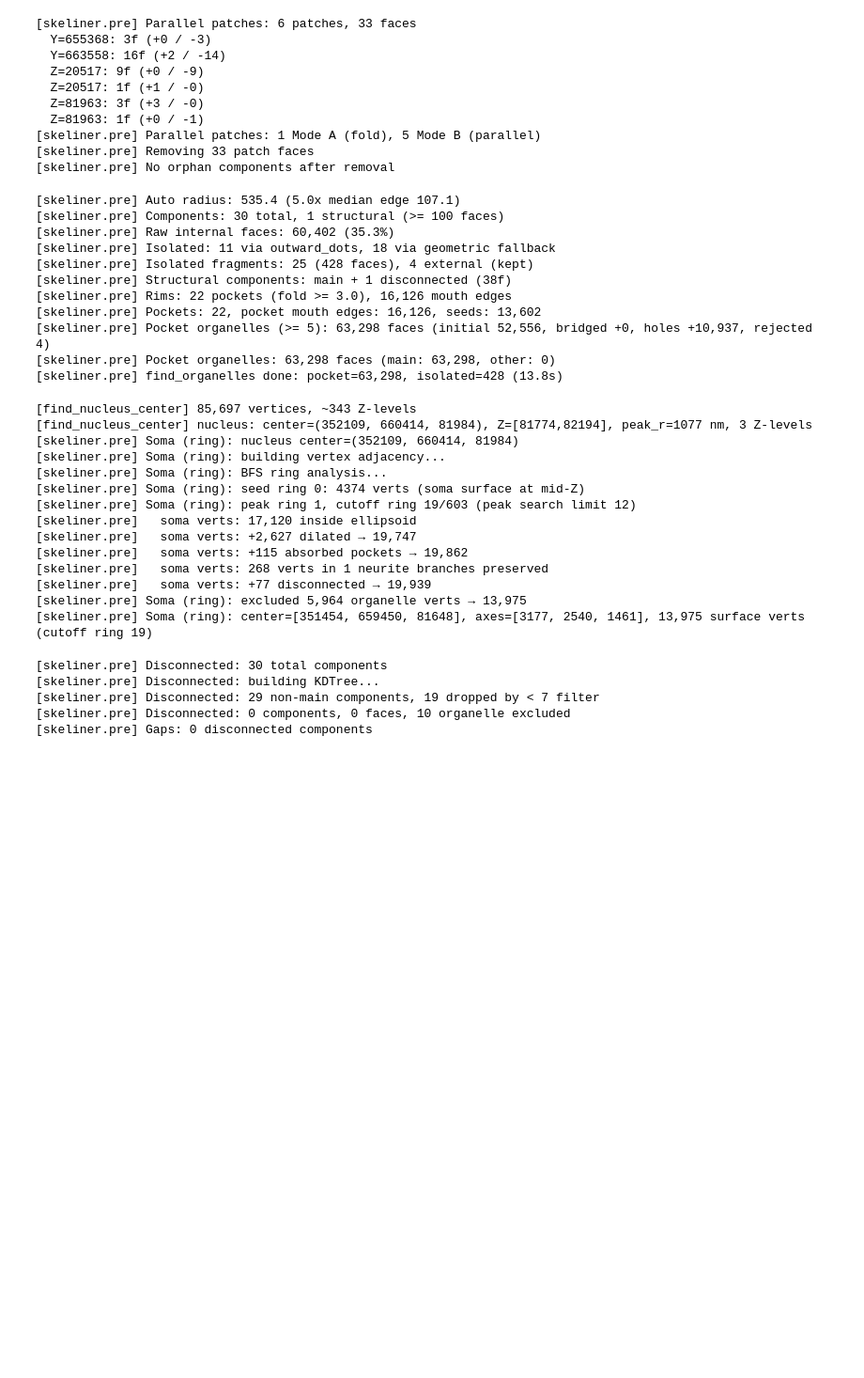
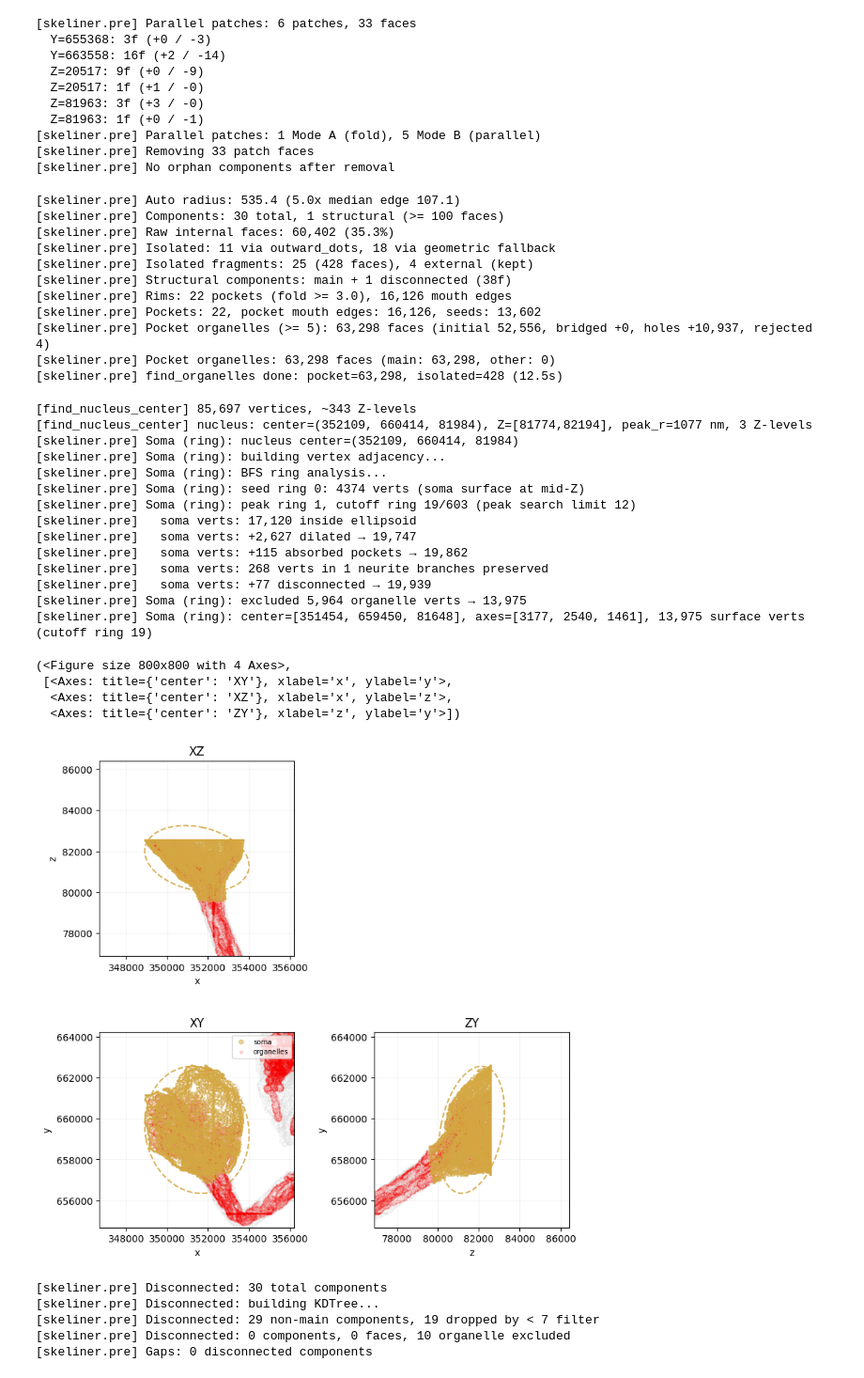
Before and after one commit to eyewire2/skeliner, a Jupyter notebook: notebooks/example.pre.ipynb, the cells around one changed output. Shown at 94% size. Drawn from its saved outputs; the diff is of its cells as text; code cells hidden in the pictures; blank space fills up the shorter version.

```diff
--- a/notebooks/example.pre.ipynb
+++ b/notebooks/example.pre.ipynb
@@ -20,7 +20,7 @@ if patches:
 [skeliner.pre] No orphan components after removal
 # %%
 # 2. Organelles
-org = sk.pre.find_organelles(mesh, verbose=True)
+orgs = sk.pre.find_organelles(mesh, verbose=True)
 # %% [output]
 [skeliner.pre] Auto radius: 535.4 (5.0x median edge 107.1)
 [skeliner.pre] Components: 30 total, 1 structural (>= 100 faces)
@@ -32,24 +32,30 @@ org = sk.pre.find_organelles(mesh, verbose=True)
 [skeliner.pre] Pockets: 22, pocket mouth edges: 16,126, seeds: 13,602
 [skeliner.pre] Pocket organelles (>= 5): 63,298 faces (initial 52,556, bridged +0, holes +10,937, rejected 4)
 [skeliner.pre] Pocket organelles: 63,298 faces (main: 63,298, other: 0)
-[skeliner.pre] find_organelles done: pocket=63,298, isolated=428 (13.8s)
+[skeliner.pre] find_organelles done: pocket=63,298, isolated=428 (12.5s)
 # %%
 # 3. Soma
-soma = sk.pre.find_soma_via_ring_cutoff(mesh, organelles=org.mask, mesh_stats=org.mesh_stats, verbose=True)
+soma = sk.pre.find_soma_via_ring_cutoff(mesh, organelles=orgs.mask, mesh_stats=orgs.mesh_stats, verbose=True)
+sk.plot.vis2d.soma_diagnostics(mesh=mesh, soma=soma, organelles=orgs.mask, figsize=(8,8))
 # %% [output]
 [find_nucleus_center] 85,697 vertices, ~343 Z-levels
 [find_nucleus_center] nucleus: center=(352109, 660414, 81984), Z=[81774,82194], peak_r=1077 nm, 3 Z-levels
 [skeliner.pre] Soma (ring): nucleus center=(352109, 660414, 81984)
 [skeliner.pre] Soma (ring): building vertex adjacency...
 [skeliner.pre] Soma (ring): BFS ring analysis...
 [skeliner.pre] Soma (ring): seed ring 0: 4374 verts (soma surface at mid-Z)
 [skeliner.pre] Soma (ring): peak ring 1, cutoff ring 19/603 (peak search limit 12)
 [skeliner.pre]   soma verts: 17,120 inside ellipsoid
 [skeliner.pre]   soma verts: +2,627 dilated → 19,747
 [skeliner.pre]   soma verts: +115 absorbed pockets → 19,862
 [skeliner.pre]   soma verts: 268 verts in 1 neurite branches preserved
 [skeliner.pre]   soma verts: +77 disconnected → 19,939
 [skeliner.pre] Soma (ring): excluded 5,964 organelle verts → 13,975
 [skeliner.pre] Soma (ring): center=[351454, 659450, 81648], axes=[3177, 2540, 1461], 13,975 surface verts (cutoff ring 19)
+(<Figure size 800x800 with 4 Axes>,
+ [<Axes: title={'center': 'XY'}, xlabel='x', ylabel='y'>,
+  <Axes: title={'center': 'XZ'}, xlabel='x', ylabel='z'>,
+  <Axes: title={'center': 'ZY'}, xlabel='z', ylabel='y'>])
+[figure, added]
 # %%
 # 4. Disconnected → gaps
```
Also changed, not shown: parts of 7 cells of this notebook.
